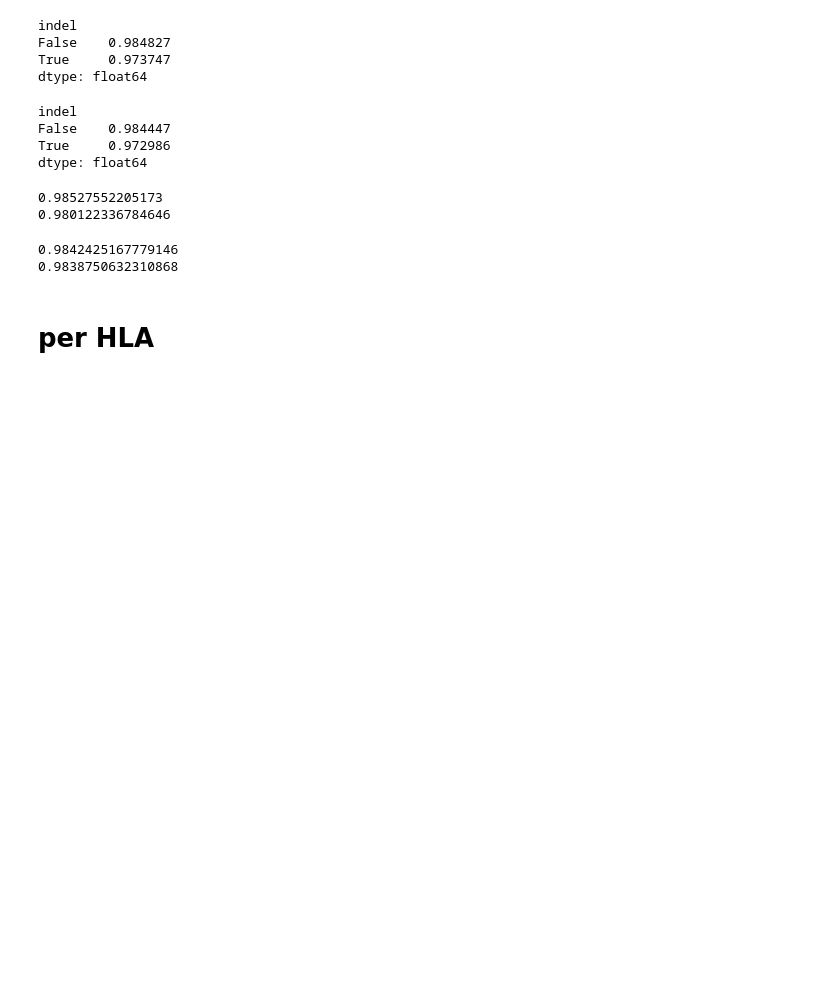
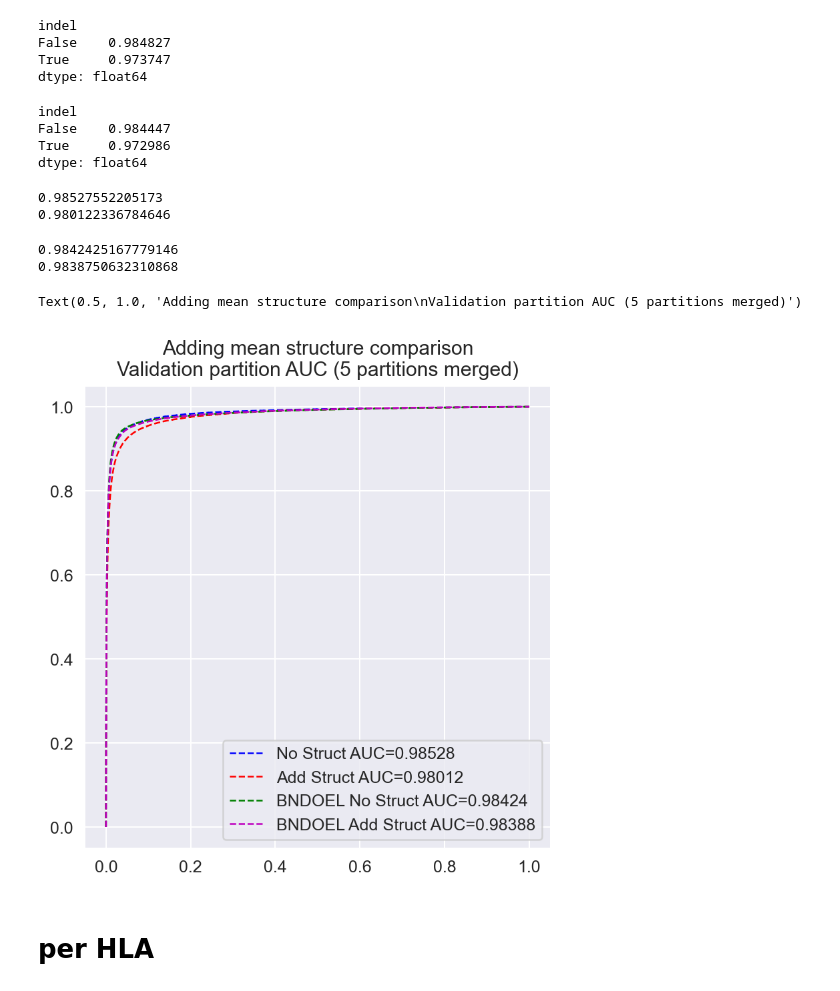
Before and after one commit to richieYT-wan/PyNNalign, a Jupyter notebook: notebooks/250114_MeanStructChecks.ipynb, the cells around one changed output. Drawn from its saved outputs; the diff is of its cells as text; code cells hidden in the pictures; blank space fills up the shorter version.

```diff
--- a/notebooks/250114_MeanStructChecks.ipynb
+++ b/notebooks/250114_MeanStructChecks.ipynb
@@ -32,6 +30,6 @@ The autoreload extension is already loaded. To reload it, use:
 # %%
-no_struct = pd.concat([pd.read_csv(x)[['sequence','target','HLA','fold','protein_id','start_position','end_position','len','pred','core_start_index','label','motif']] for x in glob.glob('../output/MeanStructureEval/*False*/*valid*.csv')])
-add_struct = pd.concat([pd.read_csv(x)[['sequence','target','HLA','fold','protein_id','start_position','end_position','len','pred','core_start_index','label','motif']] for x in glob.glob('../output/MeanStructureEval/*True*/*valid*.csv')])
+no_struct = pd.concat([pd.read_csv(x)[['sequence','target','HLA','fold','protein_id','start_position','end_position','len','pred','core_start_index','label','motif']] for x in glob.glob('../output/2501XX_MeanStructureEval/*False*/*valid*.csv')])
+add_struct = pd.concat([pd.read_csv(x)[['sequence','target','HLA','fold','protein_id','start_position','end_position','len','pred','core_start_index','label','motif']] for x in glob.glob('../output/2501XX_MeanStructureEval/*True*/*valid*.csv')])
 # %%
 from sklearn.metrics import roc_auc_score, roc_curve
 for f in sorted(no_struct.fold.unique()):
@@ -67,3 +65,6 @@ a.set_title('Adding mean structure comparison\nValidation partition AUC (5 parti
 # %% [output]
 Text(0.5, 1.0, 'Adding mean structure comparison\nValidation partition AUC (5 partitions merged)')
 [figure]
+# %%
+add_struct['class'] = add_struct['HLA'].apply(lambda x: x[:5])
+no_struct['class'] = no_struct['HLA'].apply(lambda x: x[:5])
@@ -270,6 +286,27 @@ print(roc_auc_score(bndo_add['target'], bndo_add['pred']))
 # %% [output]
 0.9842425167779146
 0.9838750632310868
+# %%
+f,a = plt.subplots(1,1, figsize=(5,5))
+fpr, tpr, _ = roc_curve(no_struct['target'], no_struct['pred'])
+auc = roc_auc_score(no_struct['target'], no_struct['pred'])
+a.plot(fpr, tpr, c='b', lw=1, ls='--', label=f'No Struct AUC={auc:.5f}')
+fpr, tpr, _ = roc_curve(add_struct['target'], add_struct['pred'])
+auc = roc_auc_score(add_struct['target'], add_struct['pred'])
+a.plot(fpr, tpr, c='r', lw=1, ls='--', label=f'Add Struct AUC={auc:.5f}')
+
+fpr, tpr, _ = roc_curve(bndo_no['target'], bndo_no['pred'])
+auc = roc_auc_score(bndo_no['target'], bndo_no['pred'])
+a.plot(fpr, tpr, c='g', lw=1, ls='--', label=f'BNDOEL No Struct AUC={auc:.5f}')
+
+fpr, tpr, _ = roc_curve(bndo_add['target'], bndo_add['pred'])
+auc = roc_auc_score(bndo_add['target'], bndo_add['pred'])
+a.plot(fpr, tpr, c='m', lw=1, ls='--', label=f'BNDOEL Add Struct AUC={auc:.5f}')
+a.legend()
+a.set_title('Adding mean structure comparison\nValidation partition AUC (5 partitions merged)')
+# %% [output]
+Text(0.5, 1.0, 'Adding mean structure comparison\nValidation partition AUC (5 partitions merged)')
+[figure, added]
 # %% [markdown]
 # per HLA
 # %%
```
Also changed, not shown: parts of 51 cells of this notebook, 2 other files.
